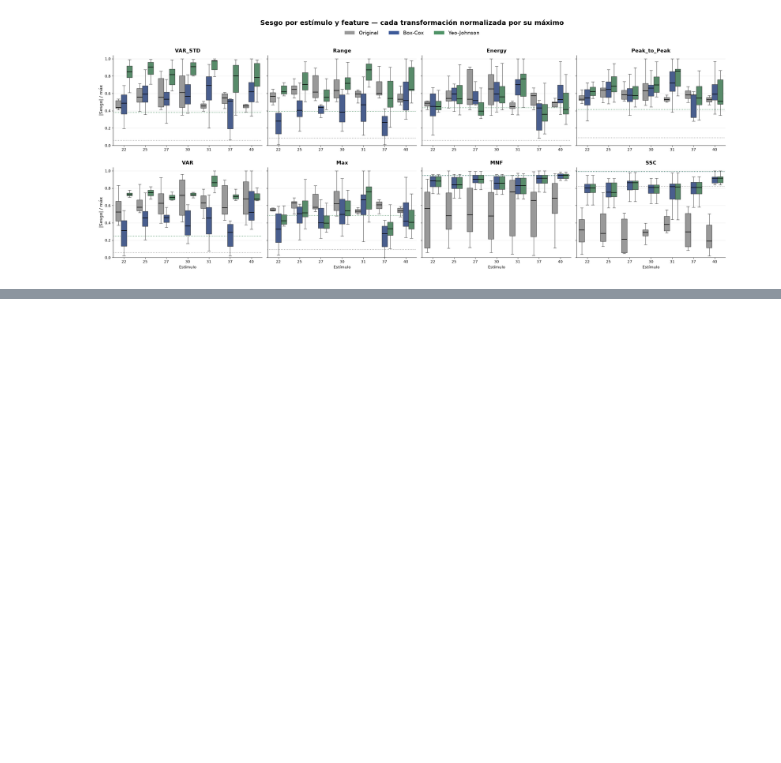
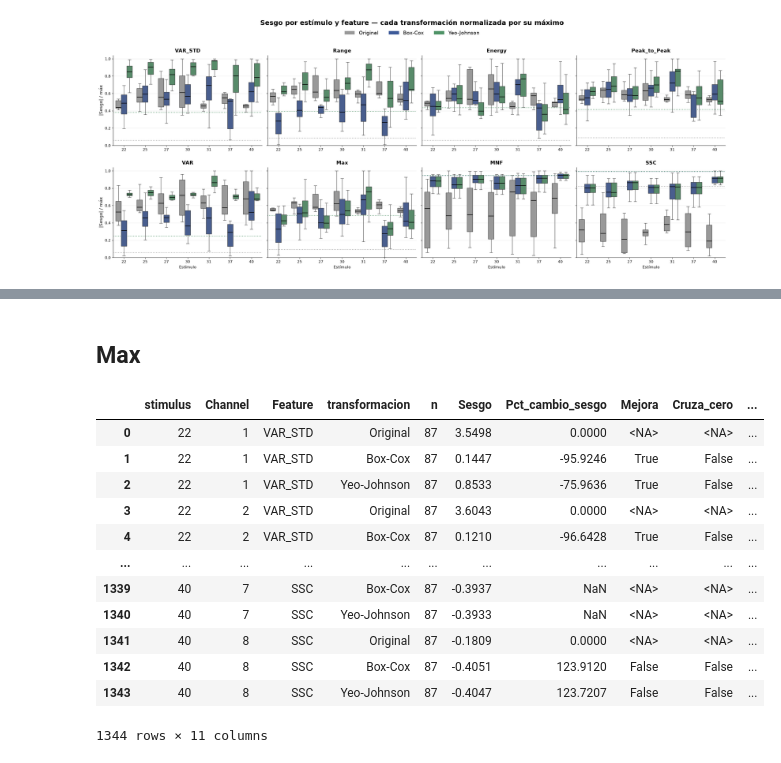
Before and after one commit to mariabda2/sEMG-ArmBand, a Jupyter notebook: notebooks/comparison.ipynb, the cells around one changed output, grey strips where cells are left out. Saved outputs shown, nothing was run; the diff lists cells and outputs as text; code cells hidden in the pictures; blank space fills up the shorter version.

```diff
--- a/notebooks/comparison.ipynb
+++ b/notebooks/comparison.ipynb
@@ -696,0 +487,2 @@ Excluidos (|sesgo original| < 0.3): MNF, SSC
+# %% [markdown]
+## Max
@@ -696,0 +498,16 @@ Excluidos (|sesgo original| < 0.3): MNF, SSC
+# %%
+df_comparacion_max
+# %% [output]
+|  | stimulus | Channel | Feature | transformacion | n | Sesgo | Pct_cambio_sesgo | Mejora | Cruza_cero | ... |
+| 0 | 22 | 1 | VAR_STD | Original | 87 | 3.5498 | 0.0000 | <NA> | <NA> | ... |
+| 1 | 22 | 1 | VAR_STD | Box-Cox | 87 | 0.1447 | -95.9246 | True | False | ... |
+| 2 | 22 | 1 | VAR_STD | Yeo-Johnson | 87 | 0.8533 | -75.9636 | True | False | ... |
+| 3 | 22 | 2 | VAR_STD | Original | 87 | 3.6043 | 0.0000 | <NA> | <NA> | ... |
+| 4 | 22 | 2 | VAR_STD | Box-Cox | 87 | 0.1210 | -96.6428 | True | False | ... |
+| ... | ... | ... | ... | ... | ... | ... | ... | ... | ... | ... |
+| 1339 | 40 | 7 | SSC | Box-Cox | 87 | -0.3937 | NaN | <NA> | <NA> | ... |
+| 1340 | 40 | 7 | SSC | Yeo-Johnson | 87 | -0.3933 | NaN | <NA> | <NA> | ... |
+| 1341 | 40 | 8 | SSC | Original | 87 | -0.1809 | 0.0000 | <NA> | <NA> | ... |
+| 1342 | 40 | 8 | SSC | Box-Cox | 87 | -0.4051 | 123.9120 | False | False | ... |
+| 1343 | 40 | 8 | SSC | Yeo-Johnson | 87 | -0.4047 | 123.7207 | False | False | ... |
+1344 rows × 11 columns
```
Also changed, not shown: parts of 29 cells of this notebook, 3 other files.
